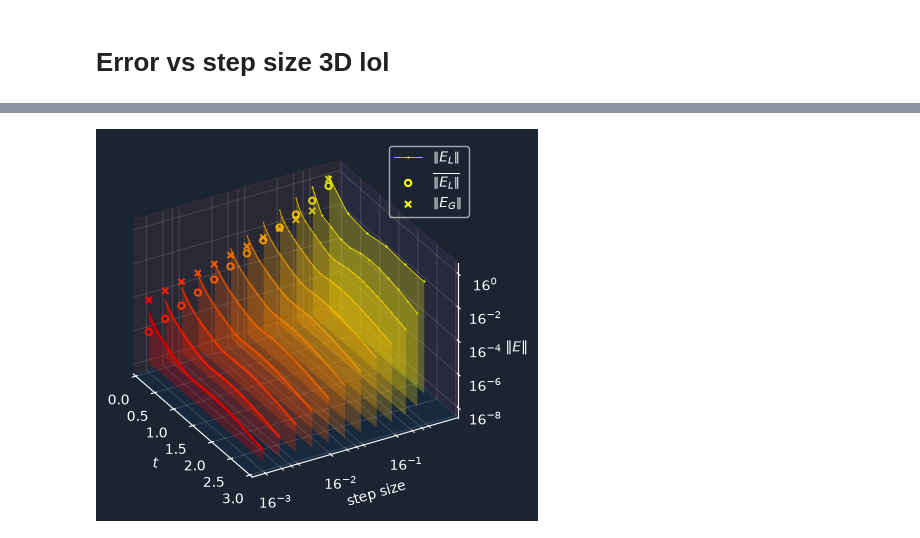
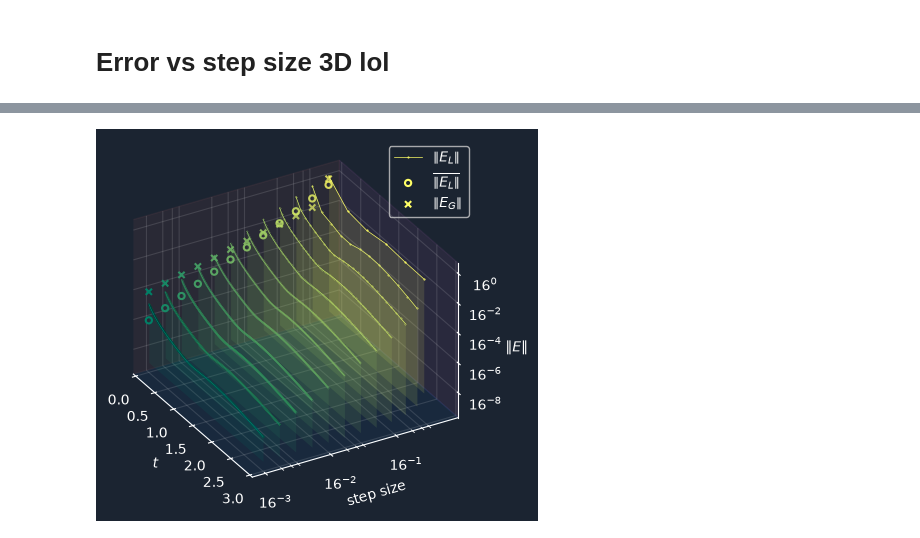
Before and after one commit to 3257077517-collab/Team17, a Jupyter notebook: report/notes.ipynb, the cells around one changed output, grey strips where cells are left out. Drawn from its saved outputs; the diff is of its cells as text; code cells hidden in the pictures.

```diff
--- a/report/notes.ipynb
+++ b/report/notes.ipynb
@@ -73,9 +73,9 @@ and the result of the step is $y_1 = y_0 + h B^T K.$ The next slope $k_{S+1} = f
 # %%
 from scipy.integrate._ivp.rk import RungeKutta, rk_step
 
-class RK21(RungeKutta):
+class RK11(RungeKutta):
     order = 1
-    error_estimator_order = 2
+    error_estimator_order = 1
     n_stages = 1
     C = np.array([0.0])
     A = np.array([[0.0]])
@@ -133,7 +133,7 @@ class NaiveRungeKutta(RungeKutta):
         return True, None
 
 
-class NaiveRK21(NaiveRungeKutta, RK21):
+class NaiveRK11(NaiveRungeKutta, RK11):
     pass
 class NaiveRK23(NaiveRungeKutta, itg.RK23):
     pass
@@ -373,7 +263,7 @@ soln = itg.solve_ivp(
     polar_factor_flow_fun,
     (0.0, t_bound),
     np.ravel(X0),
-    method=NaiveRK21,
+    method=NaiveRK11,
     num_steps=6
 )
 
@@ -388,15 +278,7 @@ ax.set_ylabel('$\\sigma$', labelpad=12, rotation=0)
 
 ts = np.linspace(0.0, t_bound, 129)
 plot_flow_lines(ax, ts, 1.0, 65)
-
-soln_svss = np.diagonal(
-    U.T @ soln.y.T.reshape((soln.y.shape[1], *X0.shape)) @ V,
-    axis1=1, axis2=2,
-).T
-
-for i, soln_svs in enumerate(soln_svss):
-    ax.plot(soln.t, soln_svs, f"C{i}.-")
-    ax.plot(ts, y_exact(ts, soln_svs[0]), f"C{i}:", linewidth=1.0)
+plot_polygon_of_soln_svs(ax, soln, U, V)
 
 plt.show()
 # %% [output]
@@ -406,84 +350,31 @@ plt.show()
 # %%
-exact_Xf = polar_factor_flow_exact_helped(t_bound, sv0s, U, V)
-
 fig: plt.Figure = plt.figure()
 ax: plt.Axes3D = fig.add_subplot(projection='3d')
 ax.set_proj_type('ortho')
 # ax.view_init(elev=0, azim=0, roll=0)
 # ax.view_init(elev=0, azim=-90, roll=0)
 # ax.view_init(elev=90, azim=0, roll=90)
 ax.view_init(elev=30, azim=-30, roll=0)
 
 ax.set_xlabel('$t$')
 ax.set_xmargin(0)
 
 ax.set_ylabel('step size')
 ax.set_yscale('log', **log_scale_kwargs)
 
 ax.set_zlabel('$\\Vert E \\Vert$')
 ax.set_zmargin(0)
 ax.zaxis.set_rotate_label(False)
 ax.set_zscale('log', **log_scale_kwargs)
 
-cmap = mpl.colormaps['autumn']
+cmap = mpl.colormaps['summer']
 
-num_times = 12
-avg_step_sizes = np.empty(num_times)
-global_errors = np.empty(num_times)
-avg_local_errors = np.empty(num_times)
-colors = []
-error_lower_bound = np.exp2(-32)
-for i in range(num_times):
-    num_steps = (1 << i) * 6
-    color = cmap(1.0 - i / (num_times - 1))
-
-    soln = itg.solve_ivp(
-        polar_factor_flow_fun,
-        (0.0, t_bound),
-        np.ravel(X0),
-        method=NaiveRK21,
-        num_steps=num_steps,
-    )
-
-    approx_X = soln.y.T.reshape((*soln.t.shape, out_dim, in_dim))
-
-    global_error = np.linalg.matrix_norm(approx_X[-1] - exact_Xf)
-
-    step_sizes = soln.t[1:] - soln.t[:-1]
-    error_ts = soln.t[:-1]
-    local_error_curve = np.empty_like(step_sizes)
-
-    for k, h in enumerate(step_sizes):
-        approx_extended = polar_factor_flow_exact_helped(h, np.diagonal(U.T @ approx_X[k] @ V), U, V)
-        local_error_curve[k] = np.linalg.matrix_norm(approx_X[k+1] - approx_extended)
-
-    ax.plot(
-        error_ts,
-        step_sizes,
-        local_error_curve,
-        '.-',
-        markersize=np.exp2(-0.5 * i),
-        linewidth=0.5,
-        color=color,
-        label='$\\left\\Vert E_L \\right\\Vert$' if i == 0 else None,
-    )
-
-    ax.fill_between(
-        error_ts, step_sizes, np.full_like(step_sizes, error_lower_bound),
-        error_ts, step_sizes, local_error_curve,
-        color=color, linewidth=0, alpha=0.25,
-    )
-
-    avg_step_sizes[i] = np.average(step_sizes)
-    global_errors[i] = global_error
-    avg_local_errors[i] = np.average(local_error_curve, weights=step_sizes)
-    colors.append(color)
-
-ax.scatter3D(0.0, avg_step_sizes, avg_local_errors, marker=mpl.markers.MarkerStyle('o', fillstyle='none'), c=np.clip(colors, 0.0, 1.0), label='$\\overline{\\left\\Vert E_L \\right\\Vert}$')
-ax.scatter3D(0.0, avg_step_sizes, global_errors, marker='x', c=np.clip(colors, 0.0, 1.0), label='$\\left\\Vert E_G \\right\\Vert$')
+solver_kwargs_list = [dict(num_steps = (1 << i) * 6) for i in range(12)]
+error_lower_bound = np.exp2(-36)
+plot_3d_error_analysis(ax, NaiveRK11, solver_kwargs_list, error_lower_bound, cmap)
 
 ax.legend()
 
 plt.show()
 # %% [output]
-[figure, old version]
+[figure, new version]
```
Also changed, not shown: parts of 8 cells of this notebook.
